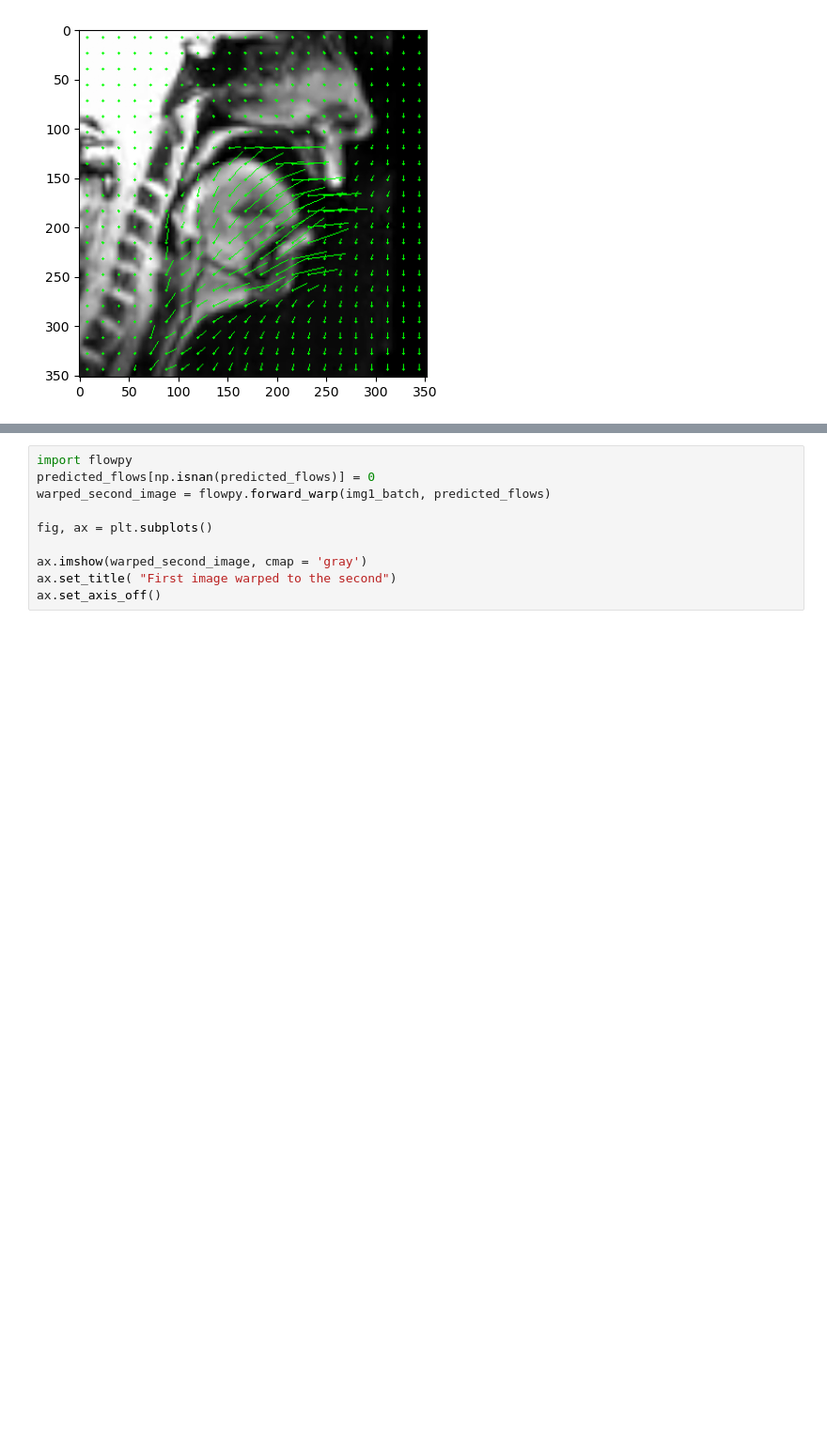
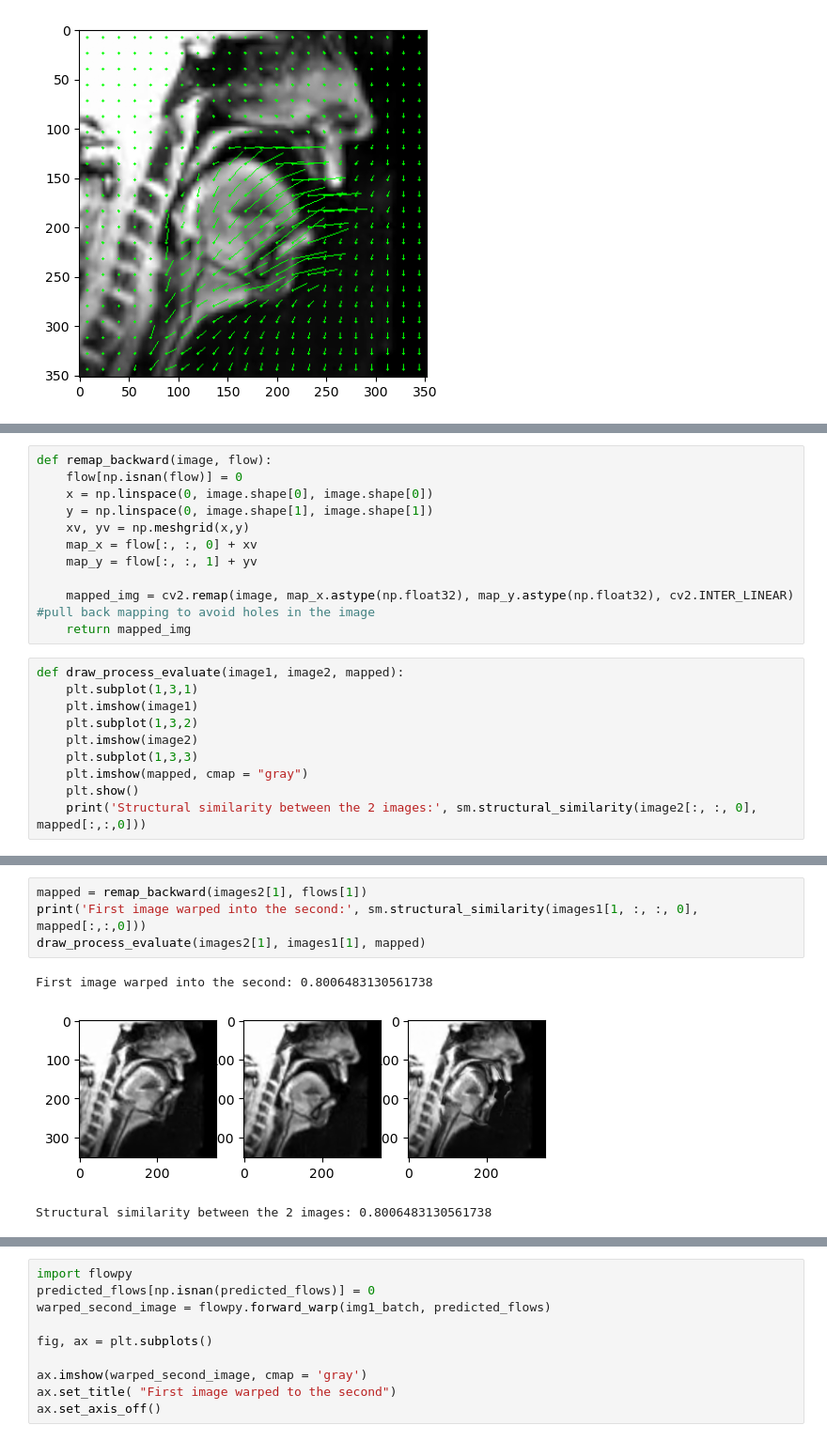
Before and after one commit to mishined/FYP, a Jupyter notebook: RAFT_optical_flow.ipynb, the cells around one changed output, grey strips where cells are left out. Shown at 94% size. Cells and saved outputs as stored; diff of their text form; blank space fills up the shorter version.

```diff
--- a/RAFT_optical_flow.ipynb
+++ b/RAFT_optical_flow.ipynb
@@ -311,3 +308,24 @@ def remap_forward(image, flow):
     mapped_img = cv2.remap(image, map_x.astype(np.float32), map_y.astype(np.float32), cv2.INTER_LINEAR) #pull back mapping to avoid holes in the image
     return mapped_img
+# %%
+def remap_backward(image, flow):
+    flow[np.isnan(flow)] = 0
+    x = np.linspace(0, image.shape[0], image.shape[0])
+    y = np.linspace(0, image.shape[1], image.shape[1])
+    xv, yv = np.meshgrid(x,y)
+    map_x = flow[:, :, 0] + xv
+    map_y = flow[:, :, 1] + yv
+
+    mapped_img = cv2.remap(image, map_x.astype(np.float32), map_y.astype(np.float32), cv2.INTER_LINEAR) #pull back mapping to avoid holes in the image
+    return mapped_img
+# %%
+def draw_process_evaluate(image1, image2, mapped):
+    plt.subplot(1,3,1)
+    plt.imshow(image1)
+    plt.subplot(1,3,2)
+    plt.imshow(image2)
+    plt.subplot(1,3,3)
+    plt.imshow(mapped, cmap = "gray")
+    plt.show()
+    print('Structural similarity between the 2 images:', sm.structural_similarity(image2[:, :, 0], mapped[:,:,0]))
 # %%
@@ -345 +361,9 @@ First image warped into the second: 0.8115488783089698
+# %%
+mapped = remap_backward(images2[1], flows[1])
+print('First image warped into the second:', sm.structural_similarity(images1[1, :, :, 0], mapped[:,:,0]))
+draw_process_evaluate(images2[1], images1[1], mapped)
+# %% [output]
+First image warped into the second: 0.8006483130561738
+[figure, added]
+Structural similarity between the 2 images: 0.8006483130561738
 # %%
```
Also changed, not shown: parts of 5 cells of this notebook, 2 other files.
